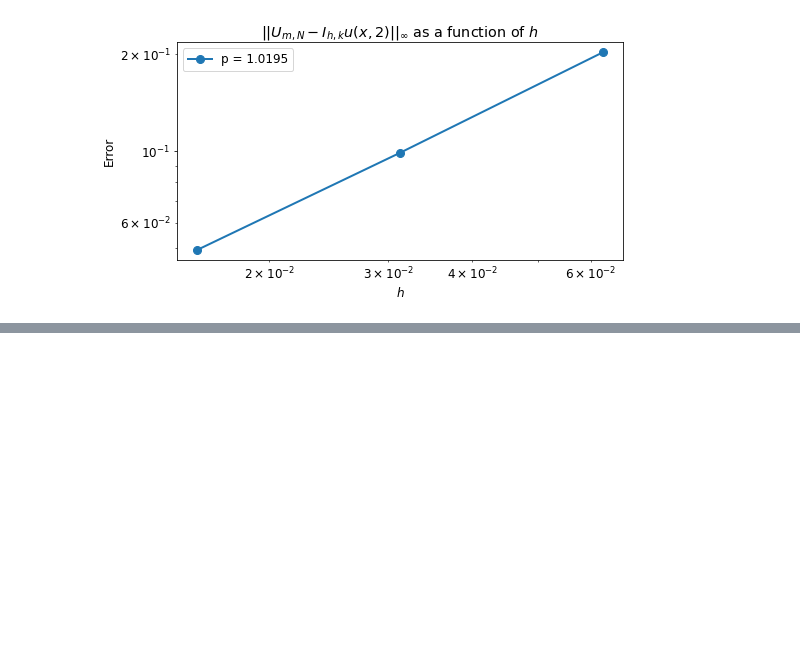
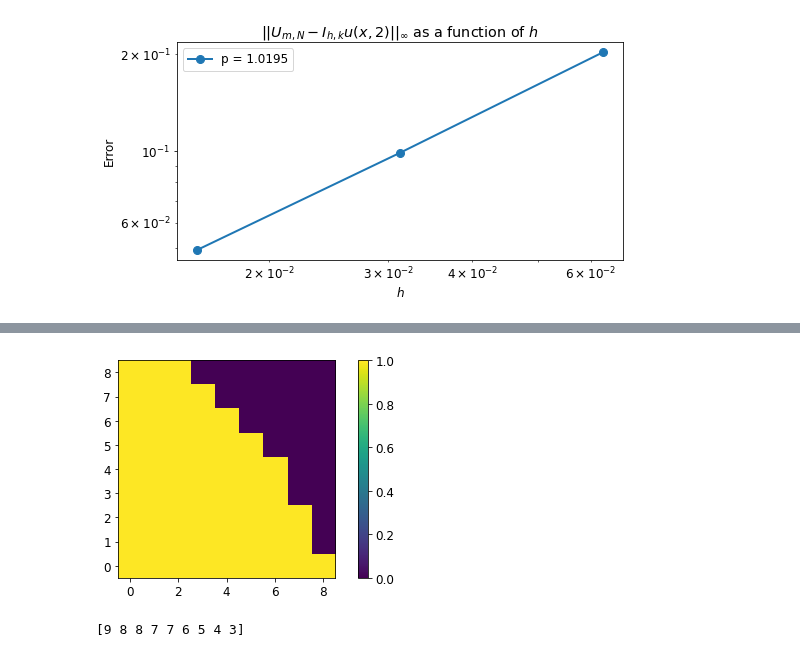
Before and after one commit to aledha/TMA4212-NumDiffDiff, a Jupyter notebook: Project 1/Project1_notebook.ipynb, the cells around one changed output, grey strips where cells are left out. Drawn from its saved outputs; the diff is of its cells as text; code cells hidden in the pictures; blank space fills up the shorter version.

```diff
--- a/Project 1/Project1_notebook.ipynb
+++ b/Project 1/Project1_notebook.ipynb
@@ -318,0 +384,17 @@ N=  48
+# %%
+def bool2vec(bool_domain):
+    domain_vec = np.zeros(len(bool_domain[0,:]))
+    for i in range(len(domain_vec)):
+        domain_vec[i] = np.sum(bool_domain[i])
+    domain_vec = domain_vec.astype(int)
+    return domain_vec
+
+# Testing
+M = 10
+bool_domain = bool_domain_gen(M)
+domain_vec = bool2vec(bool_domain)
+im(bool_domain)
+print(domain_vec)
+# %% [output]
+[figure, added]
+[9 8 8 7 7 6 5 4 3]
```
Also changed, not shown: parts of 13 cells of this notebook, 1 other file.
